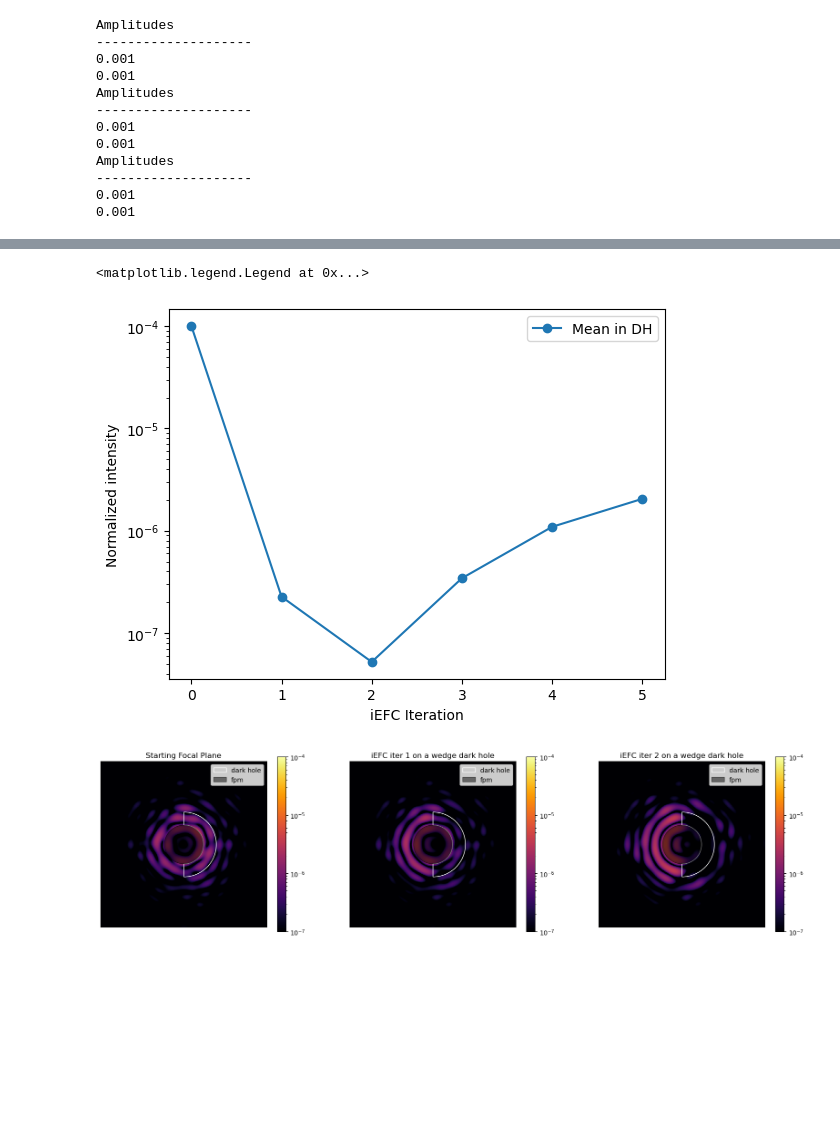
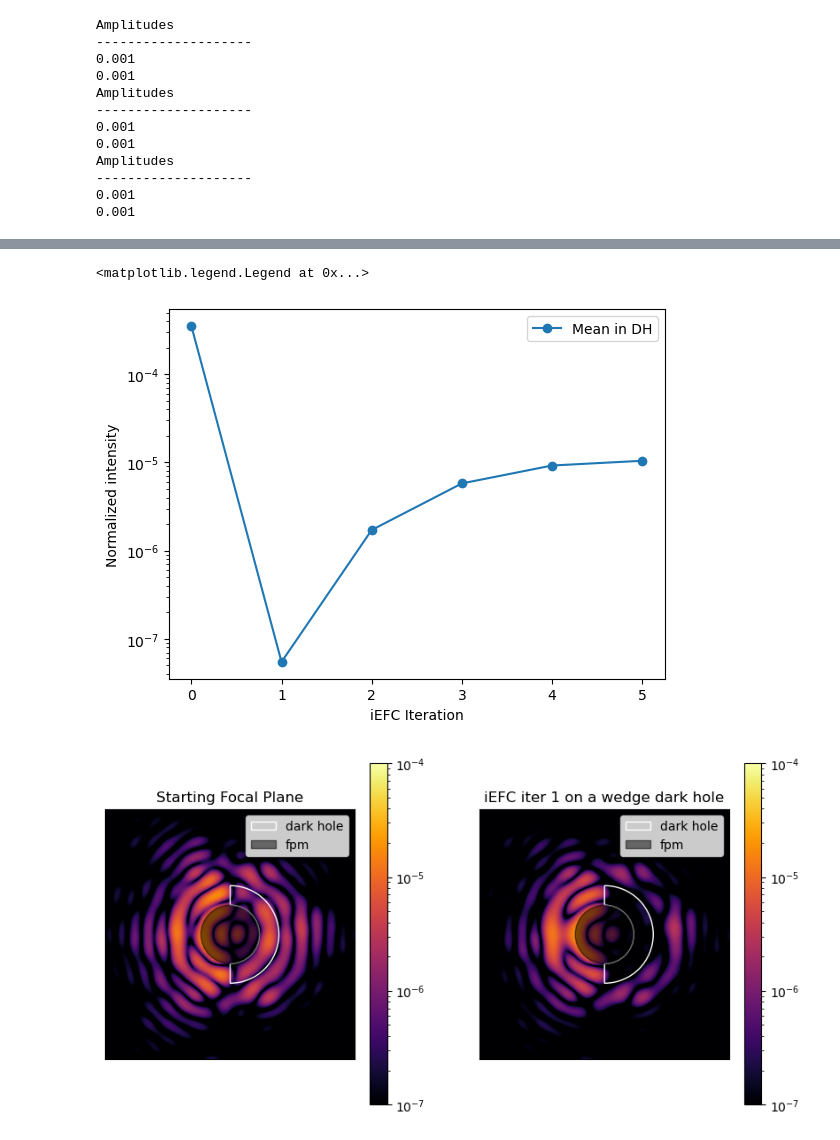
Before and after one commit to Jashcraf/poi, a Jupyter notebook: demo_keck_iefc.ipynb, the cells around one changed output, grey strips where cells are left out. Drawn from its saved outputs; the diff is of its cells as text; code cells hidden in the pictures; blank space fills up the shorter version.

```diff
--- a/demo_keck_iefc.ipynb
+++ b/demo_keck_iefc.ipynb
@@ -270,7 +270,7 @@ mean_in_dh = []
 images = []
 betas = np.ones(4) * -2.5
 amplitudes = np.array([10, 1, 1., 1., 1.]) * 1e-3
-gains = [0.5, 0.25, 0.25, 0.25, 0.25]
+gains = [1, 0.1, 0.1, 0.1, 0.1]
 recompute_jacobian = [0, 1, 2]
 for i in range(5):
     if i in recompute_jacobian:
@@ -321,44 +321,44 @@ plt.yscale("log")
 plt.legend()
 # %% [output]
 <matplotlib.legend.Legend at 0x...>
-[figure, old version]
+[figure, new version]
 # %%
 from matplotlib.patches import Wedge, Circle
 SHOW_DH = True
 
-plt.figure(figsize=[20,5])
-for i in range(3):
+plt.figure(figsize=[10,5])
+for i in range(2):
 
-    plt.subplot(1,3,i+1)
+    plt.subplot(1,2,i+1)
     plt.imshow((iefc.images[i]) / ref_contrast, cmap="inferno", norm=LogNorm(vmax=1e-4, vmin=1e-7))
     if i == 0:
         plt.title("Starting Focal Plane")
     else:
         plt.title(f"iEFC iter {i} on a wedge dark hole")
     ax = plt.gca()
 
     # set up dark hole + fpm patches
     scale = Dpup / dx_img / WVL
     dh_region = 0
     dh_region = Wedge((128, 128), r= OWA * scale, width=(OWA - IWA) * scale,
                     theta1=-90, theta2=90, # remember these are in degrees
                     facecolor="None", edgecolor="w",
                     label="dark hole")
 
     fpm_region = Circle((128, 128), CORO_IWA * scale, alpha=0.5, color='k', label="fpm")
 
     if SHOW_DH:
         ax.add_patch(dh_region)
         ax.add_patch(fpm_region)
 
     # make it pretty
     plt.xticks([],[])
     plt.yticks([],[])
     plt.colorbar()
     plt.legend()
 plt.show()
 # %% [output]
-[figure, old version]
+[figure, new version]
 # %%
 img_check = np.abs(fwd(np.exp(1j * dm.render(wfe=True)), include_fpm=False))**2
 
```
Also changed, not shown: parts of 7 cells of this notebook, 1 other file.
